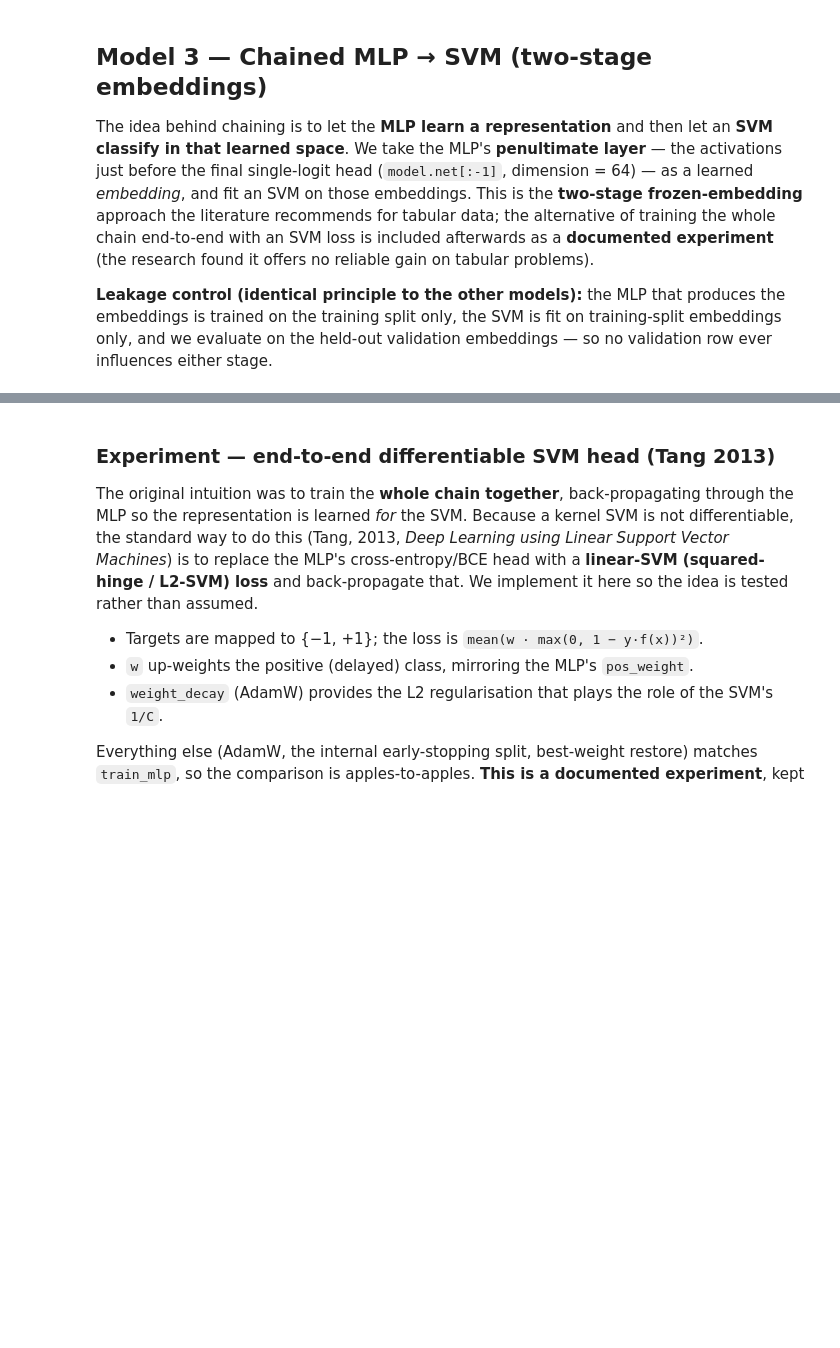
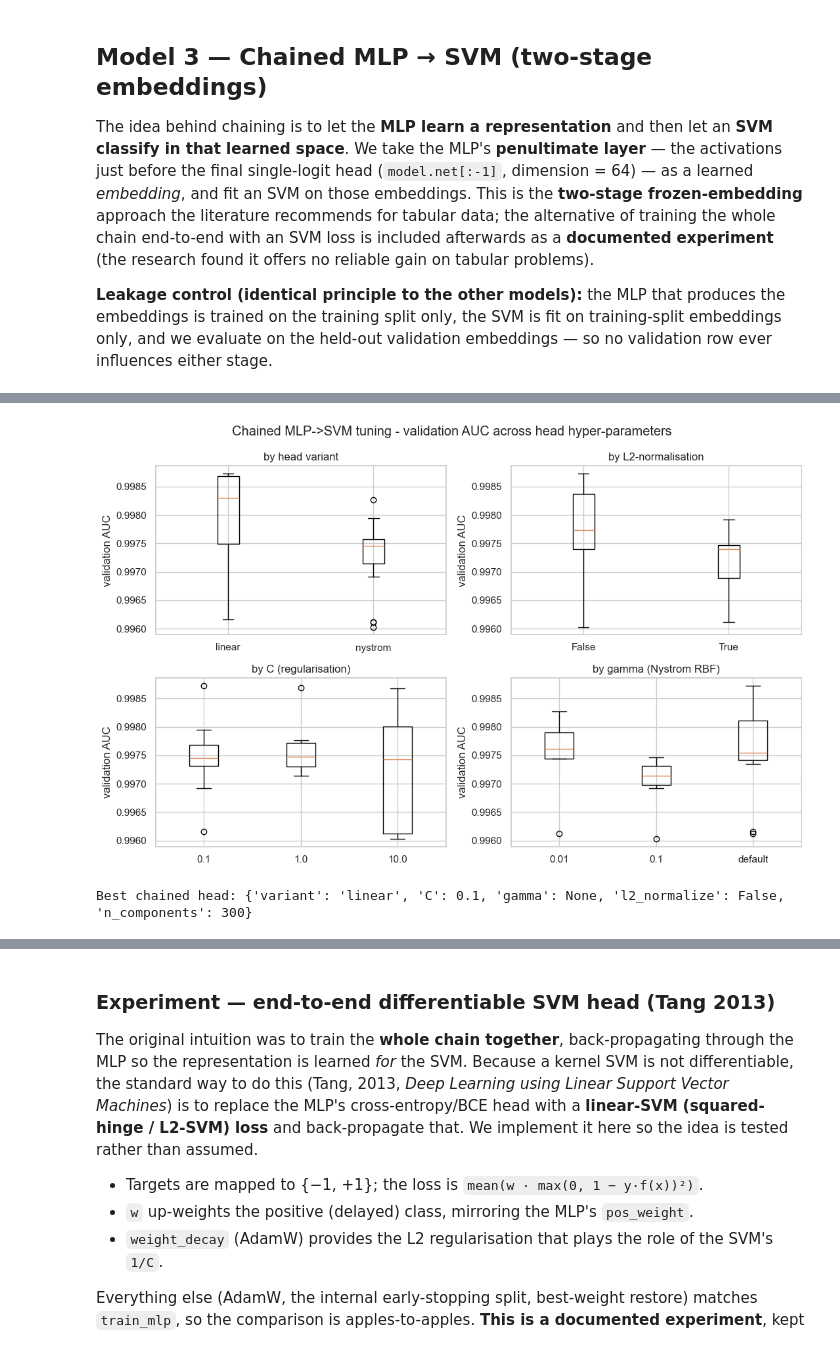
Before and after one commit to tomerbd007/LogisticsTransferPrediction, a Jupyter notebook: main.ipynb, the cells around one changed output, grey strips where cells are left out. Drawn from its saved outputs; the diff is of its cells as text; code cells hidden in the pictures; blank space fills up the shorter version.

```diff
--- a/main.ipynb
+++ b/main.ipynb
@@ -2117,0 +2516,20 @@ evaluate on the held-out validation embeddings — so no validation row ever inf
+# %%
+# --- Chained tuning: validation AUC by head hyper-parameter (comparison plot) ---
+def _cbox(ax, col, title, label_fmt=str):
+    g = chain_tune_results.copy()
+    g[col] = g[col].fillna("default") if col == "gamma" else g[col]
+    cats = sorted(g[col].astype(str).unique())
+    ax.boxplot([g[g[col].astype(str) == c]["val_auc"].values for c in cats])
+    ax.set_xticklabels([label_fmt(c) for c in cats]); ax.set_title(title); ax.set_ylabel("validation AUC")
+
+fig, axes = plt.subplots(2, 2, figsize=(11, 7))
+_cbox(axes[0, 0], "variant", "by head variant")
+_cbox(axes[0, 1], "l2", "by L2-normalisation")
+_cbox(axes[1, 0], "C", "by C (regularisation)")
+_cbox(axes[1, 1], "gamma", "by gamma (Nystrom RBF)")
+fig.suptitle("Chained MLP->SVM tuning - validation AUC across head hyper-parameters")
+plt.tight_layout(); plt.show()
+print("Best chained head:", CHAIN_BEST)
+# %% [output]
+[figure, added]
+Best chained head: {'variant': 'linear', 'C': 0.1, 'gamma': None, 'l2_normalize': False, 'n_components': 300}
```
Also changed, not shown: parts of 28 cells of this notebook.
